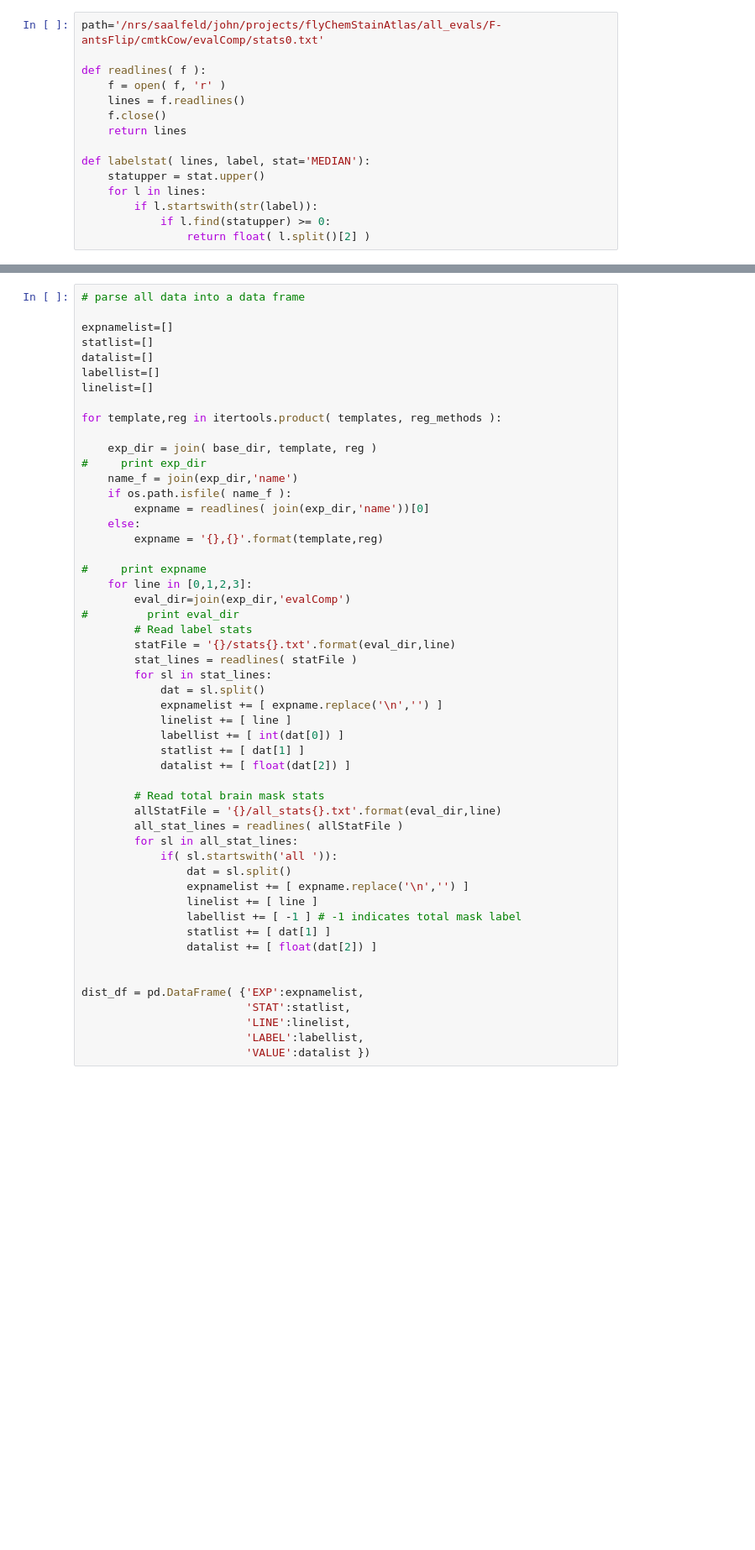
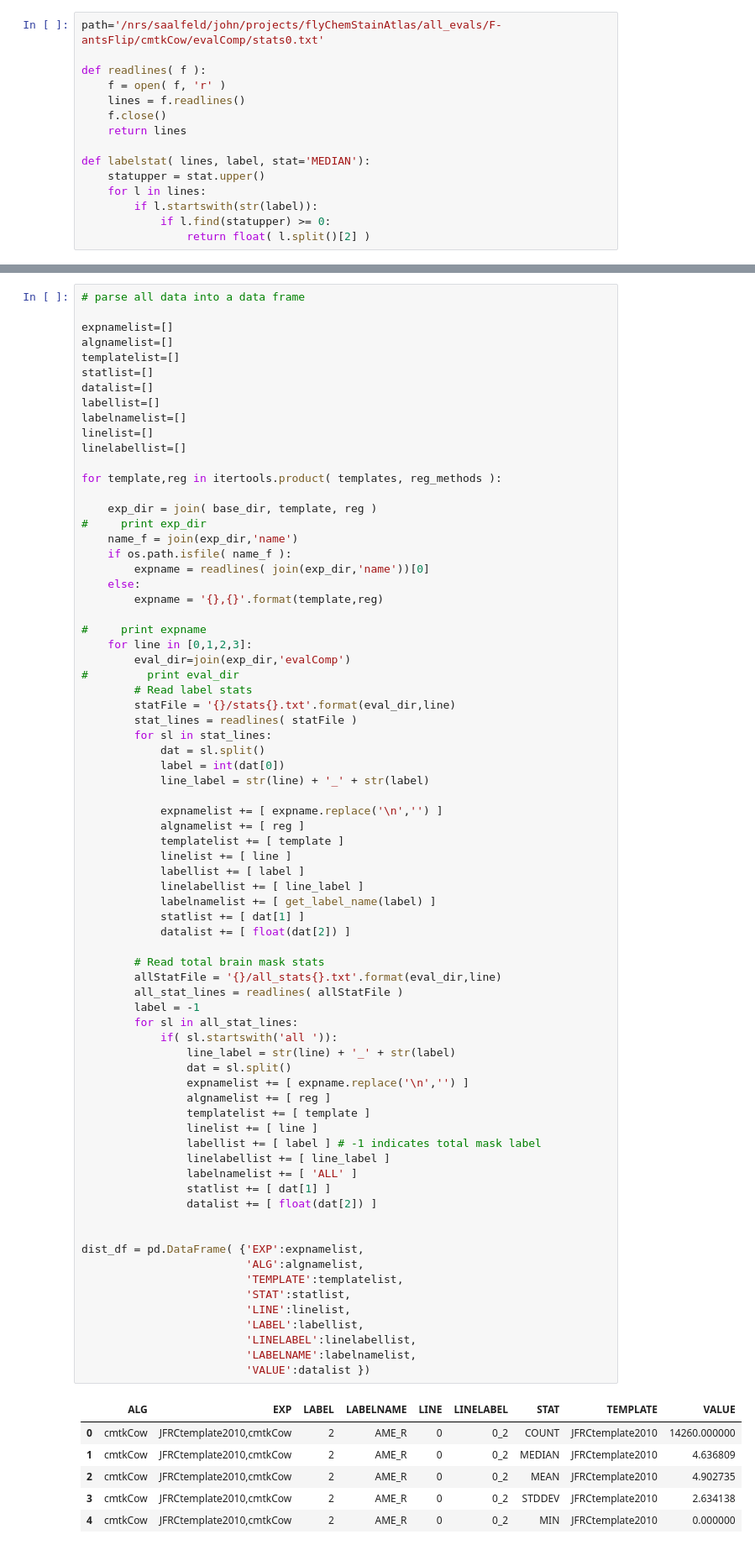
Before and after one commit to saalfeldlab/template-building, a Jupyter notebook: python/labelwise_skeleton_distance_analysis.ipynb, the cells around one changed output, grey strips where cells are left out. Shown at 84% size. Cells and saved outputs as stored; diff of their text form; blank space fills up the shorter version.

```diff
--- a/python/labelwise_skeleton_distance_analysis.ipynb
+++ b/python/labelwise_skeleton_distance_analysis.ipynb
@@ -76,10 +78,14 @@ reg_methods = [ 'cmtkCow', 'cmtkCOG', 'cmtkHideo', 'antsRegOwl', 'antsRegDog', '
 # parse all data into a data frame
 
 expnamelist=[]
+algnamelist=[]
+templatelist=[]
 statlist=[]
 datalist=[]
 labellist=[]
+labelnamelist=[]
 linelist=[]
+linelabellist=[]
 
 for template,reg in itertools.product( templates, reg_methods ):
 
@@ -95,32 +101,56 @@ for template,reg in itertools.product( templates, reg_methods ):
     for line in [0,1,2,3]:
         eval_dir=join(exp_dir,'evalComp')
 #         print eval_dir
         # Read label stats
         statFile = '{}/stats{}.txt'.format(eval_dir,line)
         stat_lines = readlines( statFile )
         for sl in stat_lines:
             dat = sl.split()
+            label = int(dat[0])
+            line_label = str(line) + '_' + str(label)
+
             expnamelist += [ expname.replace('\n','') ]
+            algnamelist += [ reg ]
+            templatelist += [ template ]
             linelist += [ line ]
-            labellist += [ int(dat[0]) ]
+            labellist += [ label ]
+            linelabellist += [ line_label ]
+            labelnamelist += [ get_label_name(label) ]
             statlist += [ dat[1] ]
             datalist += [ float(dat[2]) ]
 
         # Read total brain mask stats
         allStatFile = '{}/all_stats{}.txt'.format(eval_dir,line)
         all_stat_lines = readlines( allStatFile )
+        label = -1
         for sl in all_stat_lines:
             if( sl.startswith('all ')):
+                line_label = str(line) + '_' + str(label)
                 dat = sl.split()
                 expnamelist += [ expname.replace('\n','') ]
+                algnamelist += [ reg ]
+                templatelist += [ template ]
                 linelist += [ line ]
-                labellist += [ -1 ] # -1 indicates total mask label
+                labellist += [ label ] # -1 indicates total mask label
+                linelabellist += [ line_label ]
+                labelnamelist += [ 'ALL' ]
                 statlist += [ dat[1] ]
                 datalist += [ float(dat[2]) ]
 
 
 dist_df = pd.DataFrame( {'EXP':expnamelist,
+                         'ALG':algnamelist,
+                         'TEMPLATE':templatelist,
                          'STAT':statlist,
                          'LINE':linelist,
                          'LABEL':labellist,
+                         'LINELABEL':linelabellist,
+                         'LABELNAME':labelnamelist,
                          'VALUE':datalist })
+# %% [output]
+|  | ALG | EXP | LABEL | LABELNAME | LINE | LINELABEL | STAT | TEMPLATE | VALUE |
+| 0 | cmtkCow | JFRCtemplate2010,cmtkCow | 2 | AME_R | 0 | 0_2 | COUNT | JFRCtemplate2010 | 14260.000000 |
+| 1 | cmtkCow | JFRCtemplate2010,cmtkCow | 2 | AME_R | 0 | 0_2 | MEDIAN | JFRCtemplate2010 | 4.636809 |
+| 2 | cmtkCow | JFRCtemplate2010,cmtkCow | 2 | AME_R | 0 | 0_2 | MEAN | JFRCtemplate2010 | 4.902735 |
+| 3 | cmtkCow | JFRCtemplate2010,cmtkCow | 2 | AME_R | 0 | 0_2 | STDDEV | JFRCtemplate2010 | 2.634138 |
+| 4 | cmtkCow | JFRCtemplate2010,cmtkCow | 2 | AME_R | 0 | 0_2 | MIN | JFRCtemplate2010 | 0.000000 |
```
Also changed, not shown: parts of 16 cells of this notebook.
